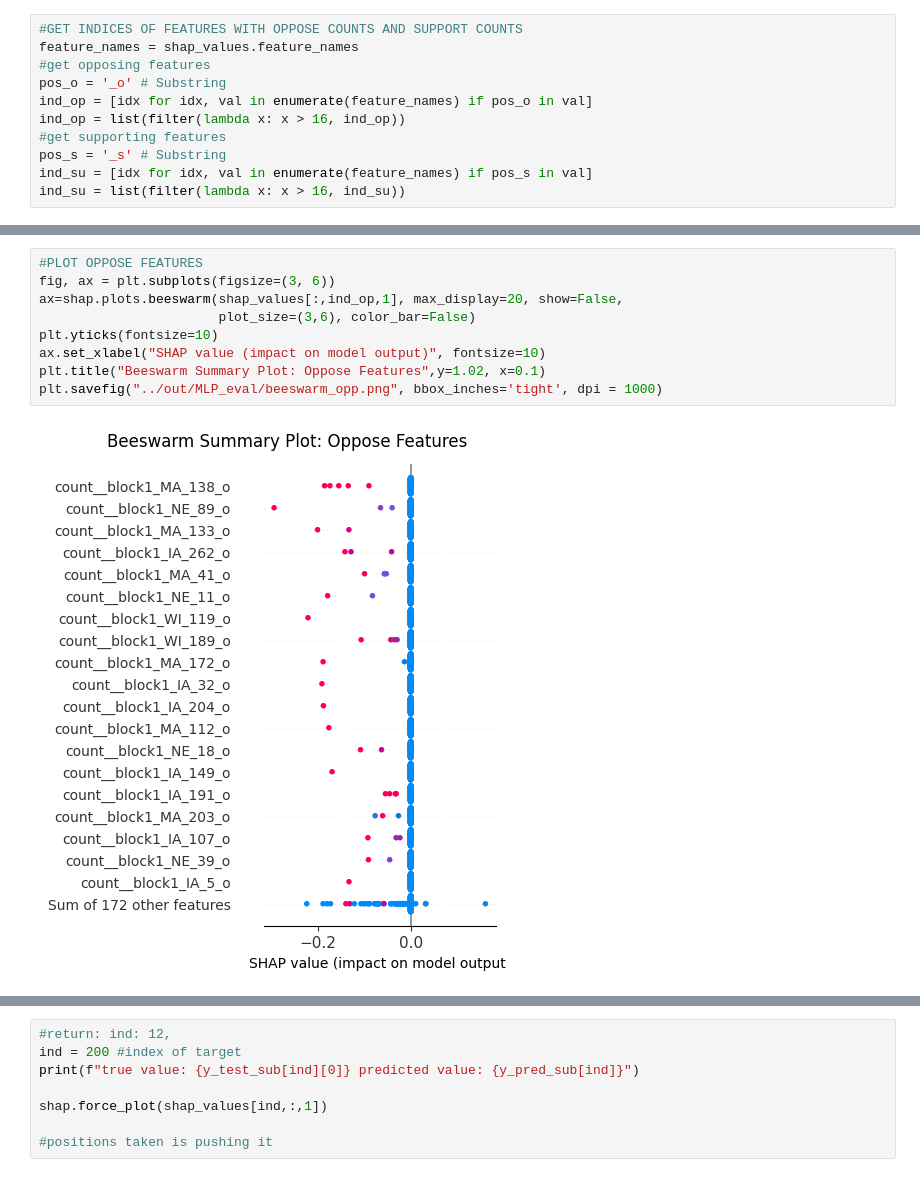
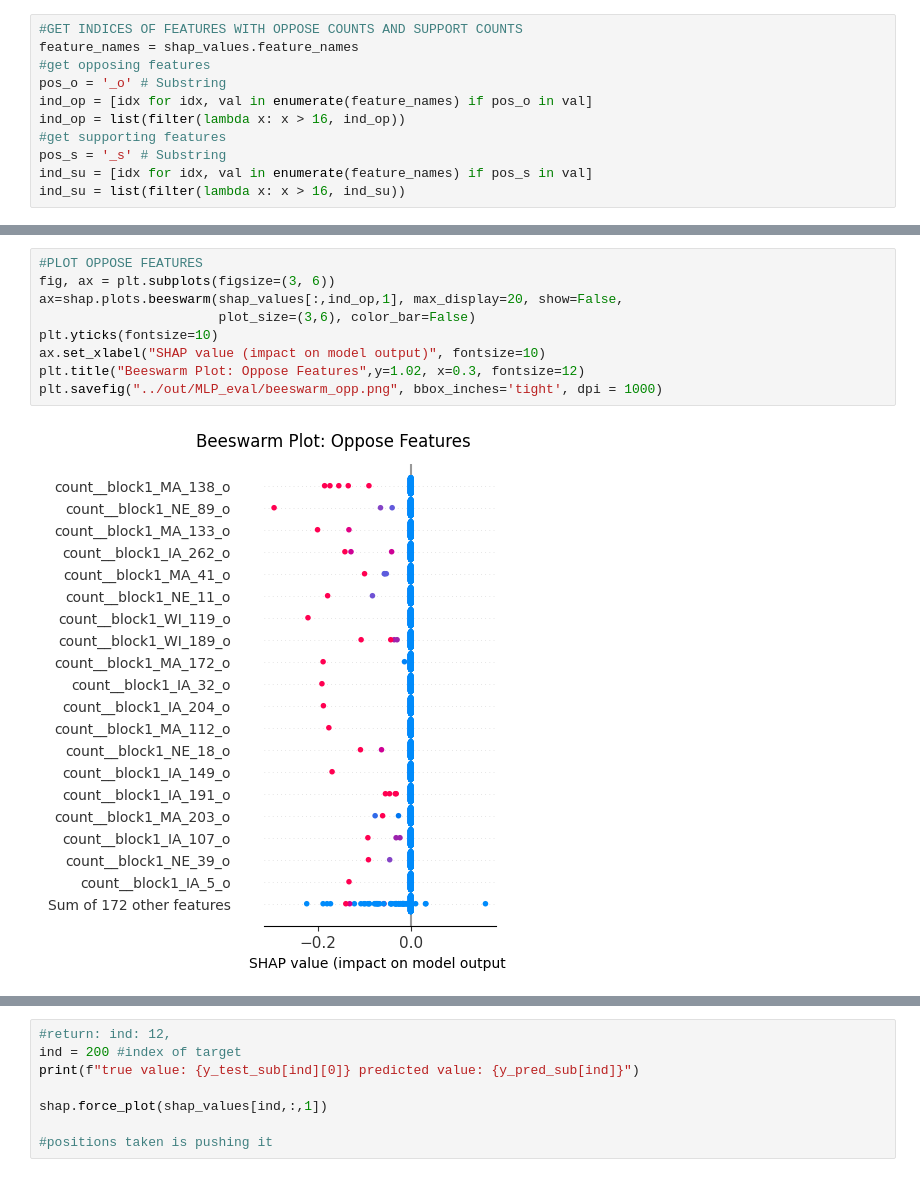
Before and after one commit to lrahbek/DPF_exam, a Jupyter notebook: src/SHAP_plot.ipynb, the cells around one changed output, grey strips where cells are left out. Cells and saved outputs as stored; diff of their text form.

```diff
--- a/src/SHAP_plot.ipynb
+++ b/src/SHAP_plot.ipynb
@@ -47,14 +47,14 @@ plt.savefig("../out/MLP_eval/beeswarm_sup.png", bbox_inches='tight', dpi = 1000)
 # %%
 #PLOT OPPOSE FEATURES
 fig, ax = plt.subplots(figsize=(3, 6))
 ax=shap.plots.beeswarm(shap_values[:,ind_op,1], max_display=20, show=False,
                        plot_size=(3,6), color_bar=False)
 plt.yticks(fontsize=10)
 ax.set_xlabel("SHAP value (impact on model output)", fontsize=10)
-plt.title("Beeswarm Summary Plot: Oppose Features",y=1.02, x=0.1)
+plt.title("Beeswarm Plot: Oppose Features",y=1.02, x=0.3, fontsize=12)
 plt.savefig("../out/MLP_eval/beeswarm_opp.png", bbox_inches='tight', dpi = 1000)
 # %% [output]
-[figure, old version]
+[figure, new version]
 # %%
 #PLOT TOP 20 FEATURES
 fig, ax = plt.subplots(figsize=(4, 6))
```
Also changed, not shown: parts of 2 cells of this notebook, 3 other files.
